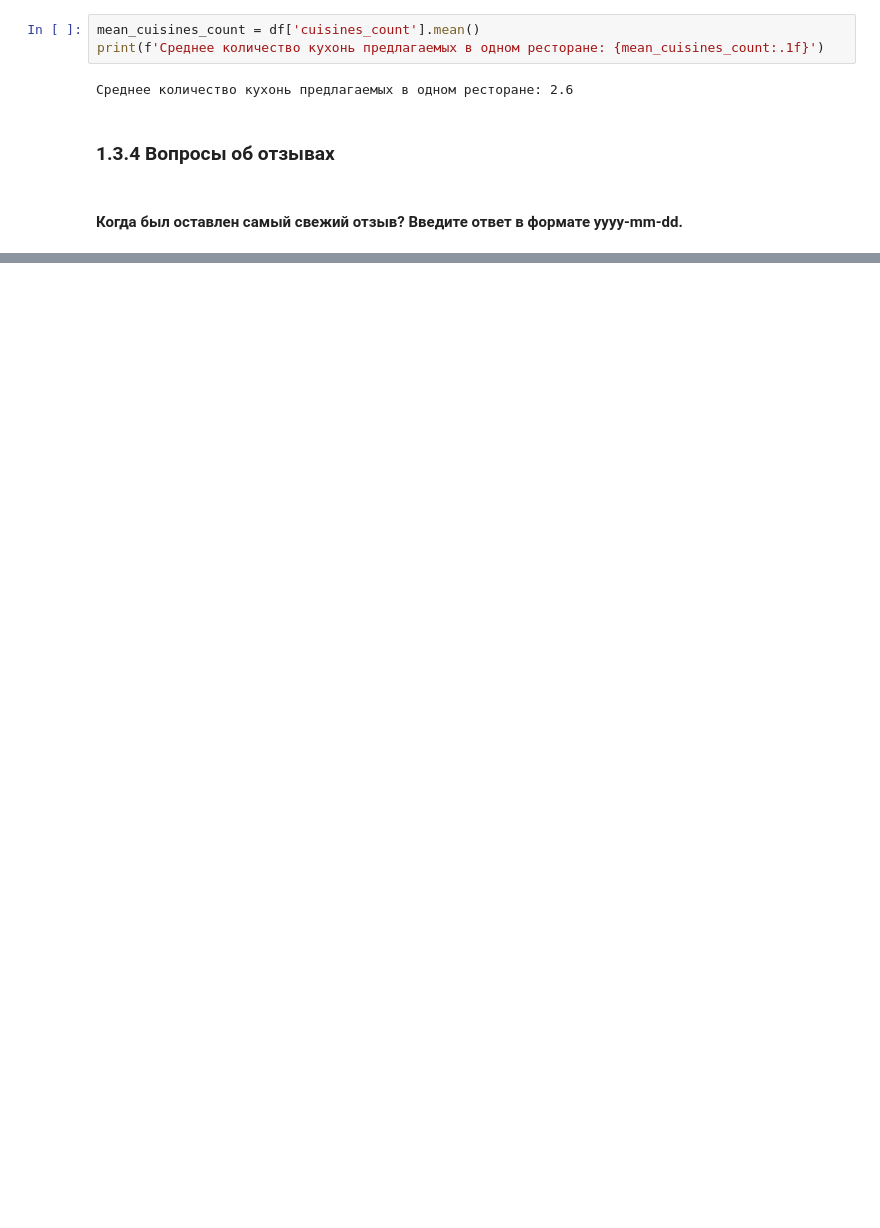
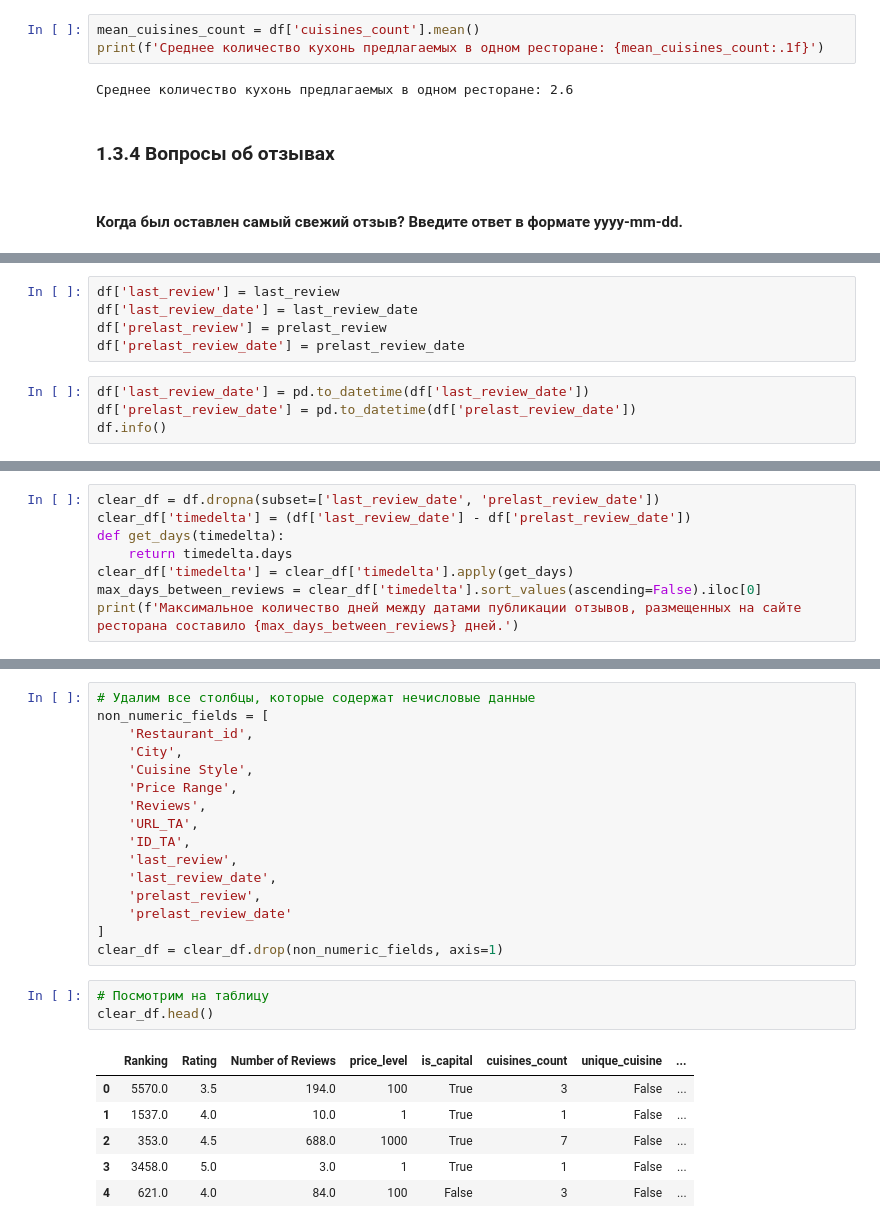
Before and after one commit to alexey300479/skill_factory_real_ds_course, a Jupyter notebook: RDS1_3_feature_engineering.ipynb, the cells around one changed output, grey strips where cells are left out. Cells and saved outputs as stored; diff of their text form; blank space fills up the shorter version.

```diff
--- a/RDS1_3_feature_engineering.ipynb
+++ b/RDS1_3_feature_engineering.ipynb
@@ -392,0 +448,9 @@ match.group(1)
+# %%
+df['last_review'] = last_review
+df['last_review_date'] = last_review_date
+df['prelast_review'] = prelast_review
+df['prelast_review_date'] = prelast_review_date
+# %%
+df['last_review_date'] = pd.to_datetime(df['last_review_date'])
+df['prelast_review_date'] = pd.to_datetime(df['prelast_review_date'])
+df.info()
@@ -392,0 +482,8 @@ match.group(1)
+# %%
+clear_df = df.dropna(subset=['last_review_date', 'prelast_review_date'])
+clear_df['timedelta'] = (df['last_review_date'] - df['prelast_review_date'])
+def get_days(timedelta):
+    return timedelta.days
+clear_df['timedelta'] = clear_df['timedelta'].apply(get_days)
+max_days_between_reviews = clear_df['timedelta'].sort_values(ascending=False).iloc[0]
+print(f'Максимальное количество дней между датами публикации отзывов, размещенных на сайте ресторана составило {max_days_between_reviews} дней.')
@@ -392,0 +512,26 @@ match.group(1)
+# %%
+# Удалим все столбцы, которые содержат нечисловые данные
+non_numeric_fields = [
+    'Restaurant_id',
+    'City',
+    'Cuisine Style',
+    'Price Range',
+    'Reviews',
+    'URL_TA',
+    'ID_TA',
+    'last_review',
+    'last_review_date',
+    'prelast_review',
+    'prelast_review_date'
+]
+clear_df = clear_df.drop(non_numeric_fields, axis=1)
+# %%
+# Посмотрим на таблицу
+clear_df.head()
+# %% [output]
+|  | Ranking | Rating | Number of Reviews | price_level | is_capital | cuisines_count | unique_cuisine | ... |
+| 0 | 5570.0 | 3.5 | 194.0 | 100 | True | 3 | False | ... |
+| 1 | 1537.0 | 4.0 | 10.0 | 1 | True | 1 | False | ... |
+| 2 | 353.0 | 4.5 | 688.0 | 1000 | True | 7 | False | ... |
+| 3 | 3458.0 | 5.0 | 3.0 | 1 | True | 1 | False | ... |
+| 4 | 621.0 | 4.0 | 84.0 | 100 | False | 3 | False | ... |
```
Also changed, not shown: parts of 31 cells of this notebook, 1 other file.
